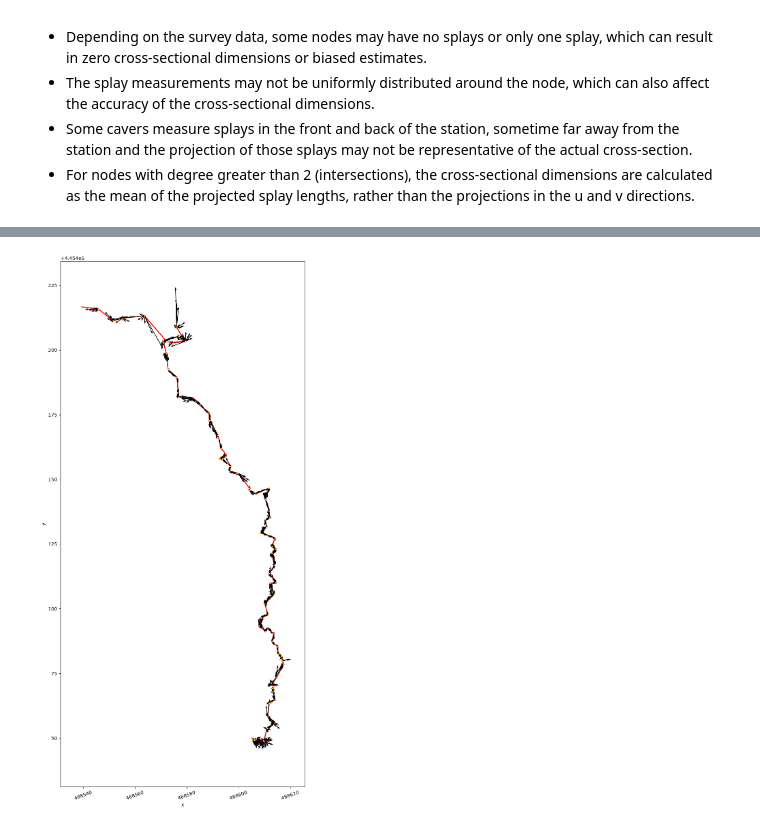
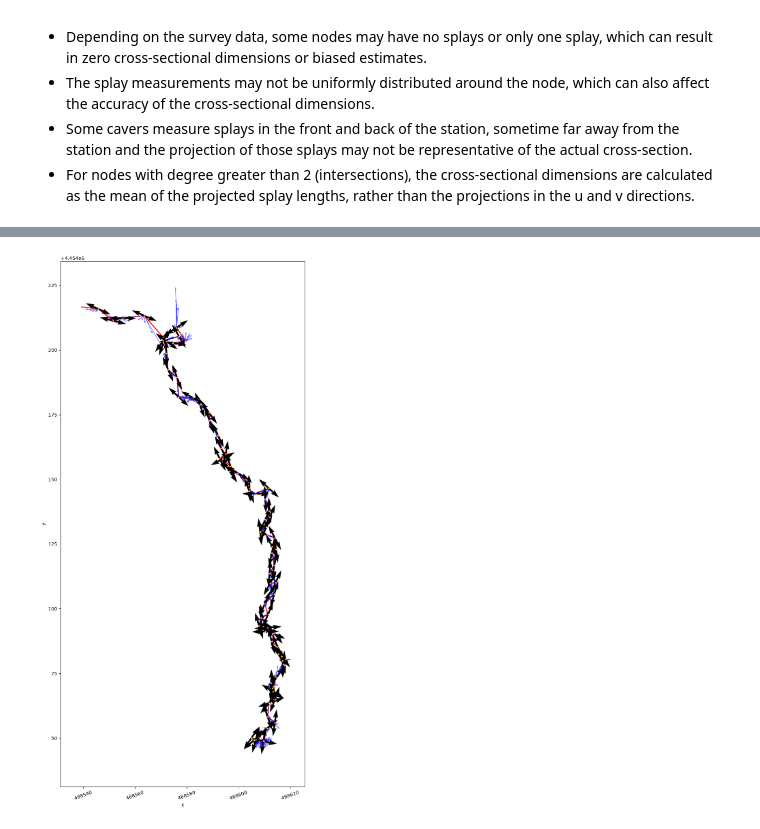
Before and after one commit to karstnet/karstnet, a Jupyter notebook: notebooks/D2-Add-Conduit-Diameter.ipynb, the cells around one changed output, grey strips where cells are left out. Cells and saved outputs as stored; diff of their text form; code cells hidden in the pictures.

Commit message:
update conduit diameter notebook and geom function. There is a mistake with the
There is a mistake with the geom function. projection is in the direction of conduit and not the opposit

```diff
--- a/notebooks/D2-Add-Conduit-Diameter.ipynb
+++ b/notebooks/D2-Add-Conduit-Diameter.ipynb
@@ -45 +48,7 @@ List of node attributes attached to the graph: ['pos', 'csdim', 'comments', 'ful
+# %%
+#extract and calculate all geometry information
+csdim = kn.geom.calc_conduit_dimensions(G, output = 'csdim')
+geommean_radius = kn.geom.calc_conduit_dimensions(G, output = 'geometric_mean')
+cs_width = kn.geom.calc_conduit_dimensions(G, output = 'cs_width')
+cs_height = kn.geom.calc_conduit_dimensions(G, output = 'cs_height')
 # %%
@@ -56,15 +59,0 @@ nx.set_node_attributes(G, projected_splays_v, 'projected_splays_v')
-# %%
-conduit_directions = kn.geom.get_conduit_direction(G)
-splay_vectors =kn.geom.get_splay_vectors(G)
-# s = kn.geom.calc_projected_splay_lengths(conduit_directions,projected_splays)
-keys = list(splay_vectors.keys())
-for key in keys:
-#calculate the projected splay length component in u and v direction
-    #sometimes there is splays that were duplicates.
-    if key in conduit_directions:
-        su_len=[]
-        sv_len=[]
-        if len(conduit_directions[key])>0:
-            for splay_vector in splay_vectors[key]:
-                s,u,v = kn.geom.calc_projected_splay_lengths(conduit_directions[key],splay_vector,add_vector=True)
-                print(u,v)
@@ -88,0 +60,5 @@ for key in keys:
+# %%
+conduit_directions, u_vectors, v_vectors = kn.geom.get_conduit_direction(G)
+projected_splay_vectors = kn.geom.get_splay_vectors(G)
+projected_splay_lengths_u, projected_splay_lengths_v = kn.geom.calc_projected_splay_lengths(G)
+splay_vectors = kn.geom.get_splay_vectors(G)
@@ -89,48 +122,40 @@ for key in keys:
 # %%
-import numpy as np
-import matplotlib.pyplot as plt
 
-projected_splays = kn.geom.get_projected_splay_vectors(G)
-# list_splay_vec =[value for key, value in projected_splays.items()]
-# list_keys =[key for key, value in projected_splays.items()]
-u = np.array([float(arr[0]) for arrays in projected_splays.values() for arr in arrays])
-v = np.array([float(arr[1]) for arrays in projected_splays.values() for arr in arrays])
-w = np.array([float(arr[2]) for arrays in projected_splays.values() for arr in arrays])
 
-pos3d = kn.utils.get_pos3d(G, pos_attr='pos')
-x = np.array([float(pos3d[key][0]) for key, arrays in projected_splays.items() for _ in arrays])
-y = np.array([float(pos3d[key][1]) for key, arrays in projected_splays.items() for _ in arrays])
-z = np.array([float(pos3d[key][2]) for key, arrays in projected_splays.items() for _ in arrays])
+
+
 
 # Plot 2D (no node / edge property) - projection onto Oxy (default)
 options = {
     'node_size'   : 10,          # node size
     'linewidths'  : 0.5,         # node border width
     'edgecolors'  : 'red',       # node border color
     'node_color'  : 'yellow', # node color
     'width'       : 2,           # edge width
     'edge_color'  : 'red',      # edge color
     'with_labels' : False,       # show node labels ?
     # 'font_size'   : 10           # font size for labels
 }
 
 fig, ax = plt.subplots(figsize=(30, 20))
 
 kn.view.plot_graph2d(
     G,
     plot_nodes=True, # default is True; set to False to hide nodes
     plot_edges=True, # default is True; set to False to hide edges
     show_ticks=True,
     options_xaxis_ticks={'rotation':20},
     **options
 )
 
-ax.quiver(x, y, u, v)
+ax.quiver(pos_x, pos_y, sx, sy,color='blue', alpha=0.5, label='splay vectors')
+ax.quiver(pos_x_proj, pos_y_proj, ux, uy)
+ax.quiver(pos_x_proj, pos_y_proj, -ux, -uy)
 ax.set_aspect('equal')
 
 plt.show()
 # %% [output]
-[figure, old version]
+[figure, new version]
 # %%
 
 direction = kn.geom.get_conduit_direction(G)
```
Also changed, not shown: parts of 6 cells of this notebook, 1 other file.
